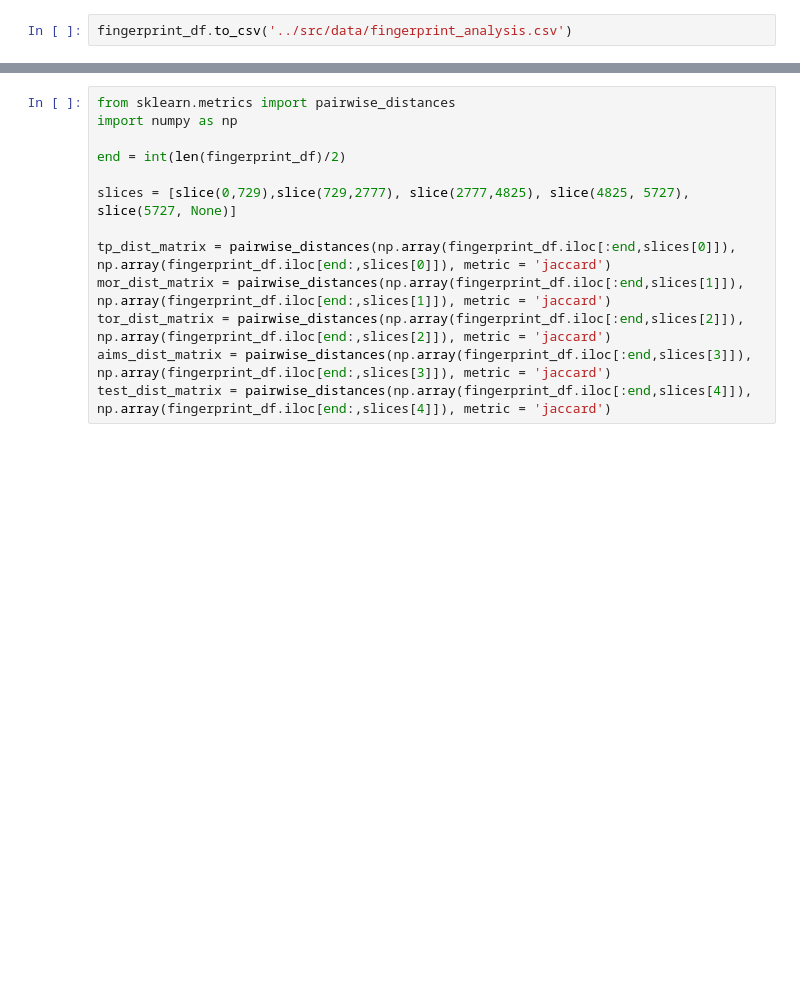
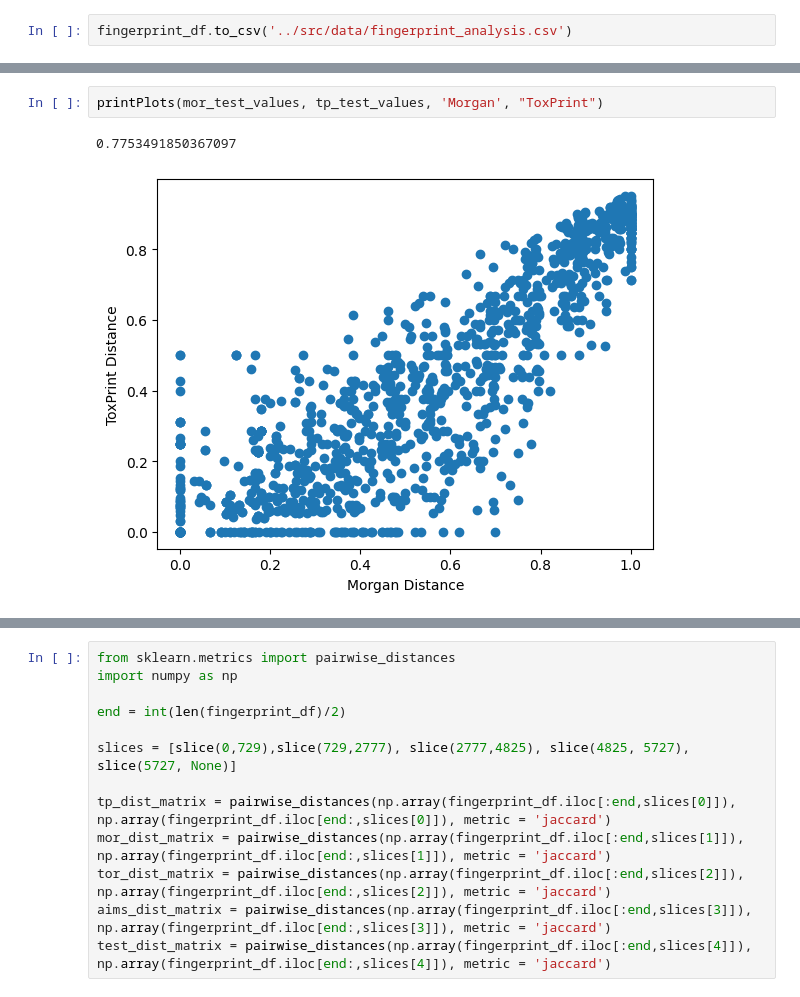
Before and after one commit to patlewig/genra-hybrid, a Jupyter notebook: notebooks/10-ajl-fingerprint_analysis.ipynb, the cells around one changed output, grey strips where cells are left out. Drawn from its saved outputs; the diff is of its cells as text; blank space fills up the shorter version.

```diff
--- a/notebooks/10-ajl-fingerprint_analysis.ipynb
+++ b/notebooks/10-ajl-fingerprint_analysis.ipynb
@@ -35,0 +146,5 @@ fingerprint_df = pd.read_csv(f"../src/data/print_analysis_2_pre-grid-search.csv"
+# %%
+printPlots(mor_test_values, tp_test_values, 'Morgan', "ToxPrint")
+# %% [output]
+0.7753491850367097
+[figure, added]
```
Also changed, not shown: parts of 61 cells of this notebook, 5 other files.
